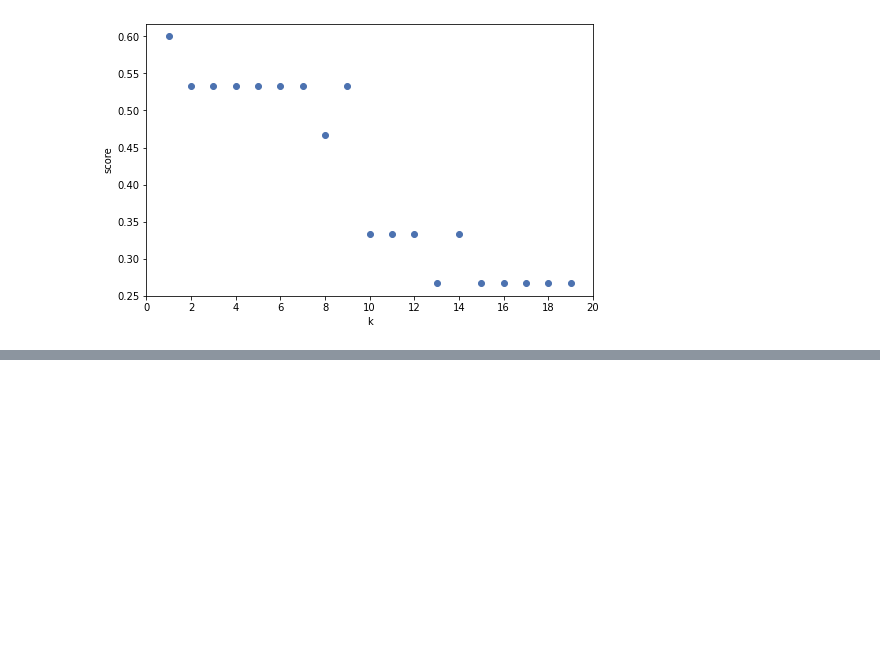
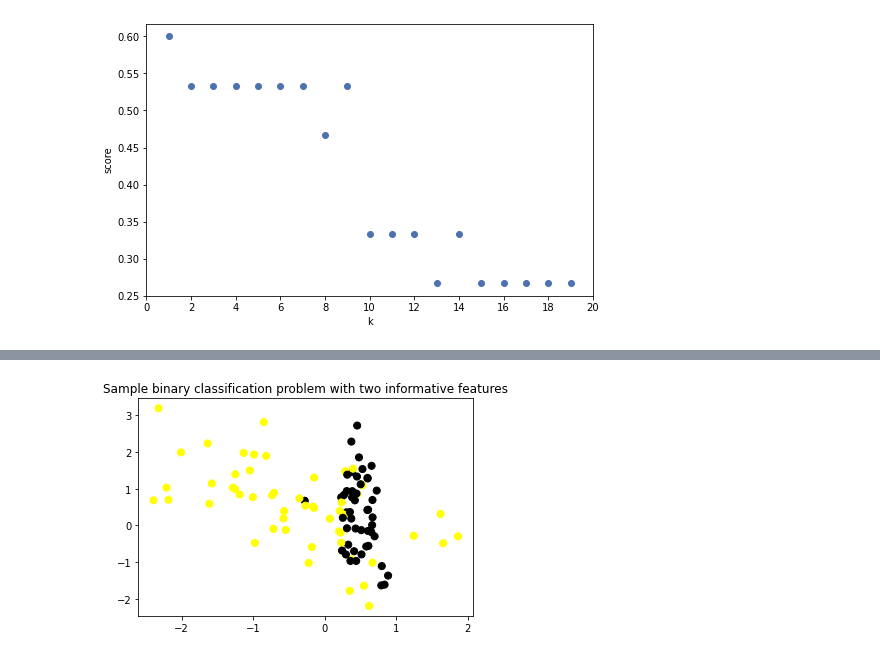
Before and after one commit to EduardoMontero-100/DataScience, a Jupyter notebook: coursera/excercises_ml.ipynb, the cells around one changed output, grey strips where cells are left out. Drawn from its saved outputs; the diff is of its cells as text; code cells hidden in the pictures; blank space fills up the shorter version.

```diff
--- a/coursera/excercises_ml.ipynb
+++ b/coursera/excercises_ml.ipynb
@@ -136,0 +146,18 @@ plt.xticks(range(0, 21, 2));
+# %%
+# Synthetic dataset for binary classification
+import matplotlib.pyplot as plt
+from matplotlib.colors import ListedColormap
+from sklearn.datasets import make_classification
+cmap_bold = ListedColormap(['#FFFF00', '#00FF00', '#0000FF','#000000'])
+
+plt.figure()
+plt.title('Sample binary classification problem with two informative features')
+X, y = make_classification(n_samples = 100, n_features=2,
+                           n_redundant=0 , n_informative=2,
+                           n_clusters_per_class=1, flip_y= 0.1,
+                           class_sep=0.5, random_state = 0)
+
+plt.scatter(X[:, 0], X[:, 1], c = y, marker='o', s = 50, cmap=cmap_bold)
+plt.show()
+# %% [output]
+[figure, added]
```
Also changed, not shown: parts of 81 cells of this notebook, 41 other files.
